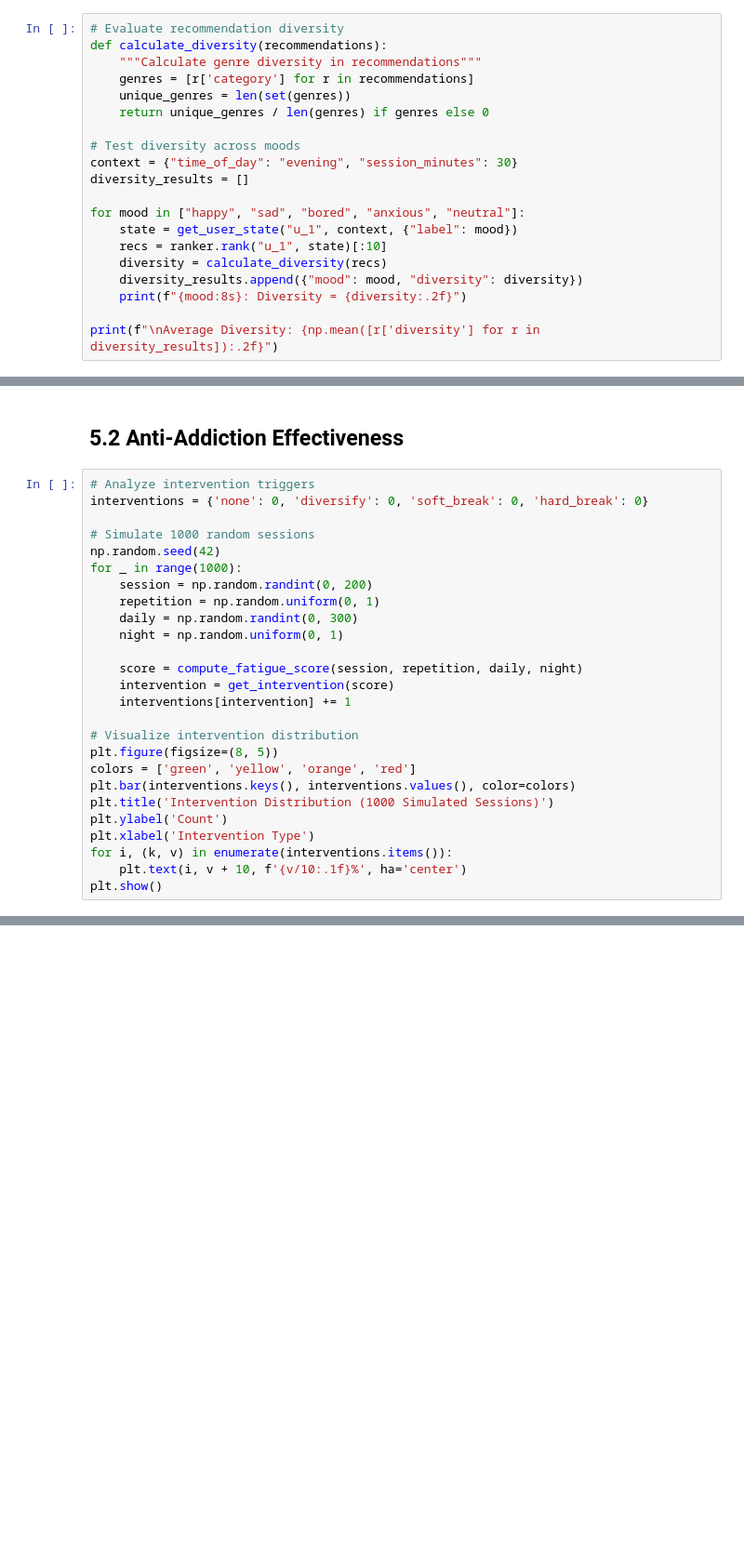
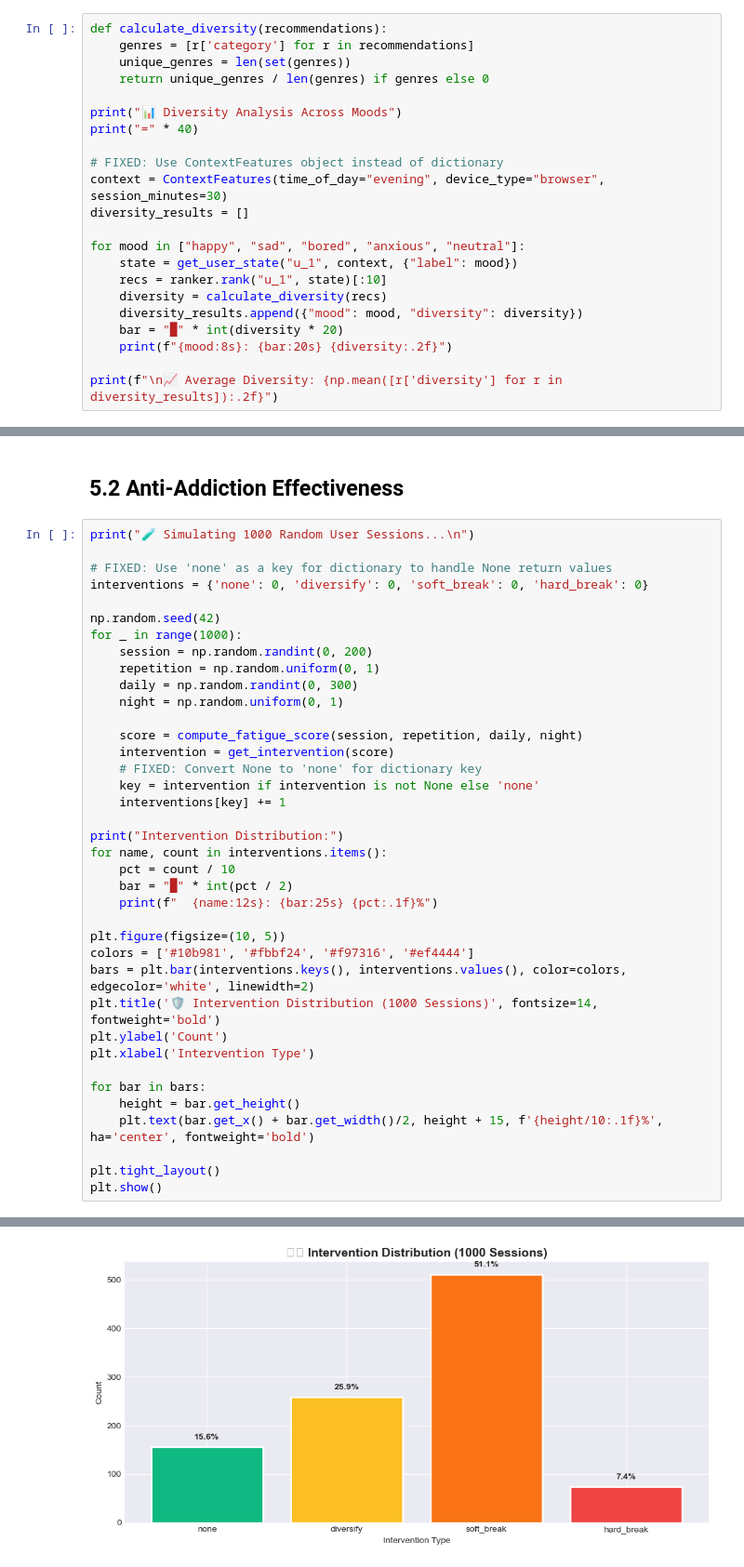
Before and after one commit to utkarshvaransingh-cloud/Emotion-Aware-Anti-Addiction-Entertainment-Recommendation-System, a Jupyter notebook: notebooks/Emotion_Aware_RecSys_Project.ipynb, the cells around one changed output, grey strips where cells are left out. Shown at 93% size. Cells and saved outputs as stored; diff of their text form; blank space fills up the shorter version.

```diff
--- a/notebooks/Emotion_Aware_RecSys_Project.ipynb
+++ b/notebooks/Emotion_Aware_RecSys_Project.ipynb
@@ -293,13 +381,14 @@ for mood in ["happy", "sad", "bored"]:
 # %%
-# Evaluate recommendation diversity
 def calculate_diversity(recommendations):
-    """Calculate genre diversity in recommendations"""
     genres = [r['category'] for r in recommendations]
     unique_genres = len(set(genres))
     return unique_genres / len(genres) if genres else 0
 
-# Test diversity across moods
-context = {"time_of_day": "evening", "session_minutes": 30}
+print("📊 Diversity Analysis Across Moods")
+print("=" * 40)
+
+# FIXED: Use ContextFeatures object instead of dictionary
+context = ContextFeatures(time_of_day="evening", device_type="browser", session_minutes=30)
 diversity_results = []
 
 for mood in ["happy", "sad", "bored", "anxious", "neutral"]:
@@ -307,6 +396,7 @@ for mood in ["happy", "sad", "bored", "anxious", "neutral"]:
     recs = ranker.rank("u_1", state)[:10]
     diversity = calculate_diversity(recs)
     diversity_results.append({"mood": mood, "diversity": diversity})
-    print(f"{mood:8s}: Diversity = {diversity:.2f}")
+    bar = "█" * int(diversity * 20)
+    print(f"{mood:8s}: {bar:20s} {diversity:.2f}")
 
-print(f"\nAverage Diversity: {np.mean([r['diversity'] for r in diversity_results]):.2f}")
+print(f"\n📈 Average Diversity: {np.mean([r['diversity'] for r in diversity_results]):.2f}")
@@ -313,10 +413,11 @@ print(f"\nAverage Diversity: {np.mean([r['diversity'] for r in diversity_results
 # %% [markdown]
 ## 5.2 Anti-Addiction Effectiveness
 # %%
-# Analyze intervention triggers
+print("🧪 Simulating 1000 Random User Sessions...\n")
+
+# FIXED: Use 'none' as a key for dictionary to handle None return values
 interventions = {'none': 0, 'diversify': 0, 'soft_break': 0, 'hard_break': 0}
 
-# Simulate 1000 random sessions
 np.random.seed(42)
 for _ in range(1000):
     session = np.random.randint(0, 200)
@@ -326,15 +427,27 @@ for _ in range(1000):
 
     score = compute_fatigue_score(session, repetition, daily, night)
     intervention = get_intervention(score)
-    interventions[intervention] += 1
+    # FIXED: Convert None to 'none' for dictionary key
+    key = intervention if intervention is not None else 'none'
+    interventions[key] += 1
 
-# Visualize intervention distribution
-plt.figure(figsize=(8, 5))
-colors = ['green', 'yellow', 'orange', 'red']
-plt.bar(interventions.keys(), interventions.values(), color=colors)
-plt.title('Intervention Distribution (1000 Simulated Sessions)')
+print("Intervention Distribution:")
+for name, count in interventions.items():
+    pct = count / 10
+    bar = "█" * int(pct / 2)
+    print(f"  {name:12s}: {bar:25s} {pct:.1f}%")
+
+plt.figure(figsize=(10, 5))
+colors = ['#10b981', '#fbbf24', '#f97316', '#ef4444']
+bars = plt.bar(interventions.keys(), interventions.values(), color=colors, edgecolor='white', linewidth=2)
+plt.title('🛡️ Intervention Distribution (1000 Sessions)', fontsize=14, fontweight='bold')
 plt.ylabel('Count')
 plt.xlabel('Intervention Type')
-for i, (k, v) in enumerate(interventions.items()):
-    plt.text(i, v + 10, f'{v/10:.1f}%', ha='center')
+
+for bar in bars:
+    height = bar.get_height()
+    plt.text(bar.get_x() + bar.get_width()/2, height + 15, f'{height/10:.1f}%', ha='center', fontweight='bold')
+
+plt.tight_layout()
 plt.show()
+# %% [output]
@@ -341,3 +461,4 @@ plt.show()
+[figure, added]
 # %% [markdown]
 ---
 # 6. Ethical Considerations & Responsible AI
```
Also changed, not shown: parts of 21 cells of this notebook, 5 other files.
